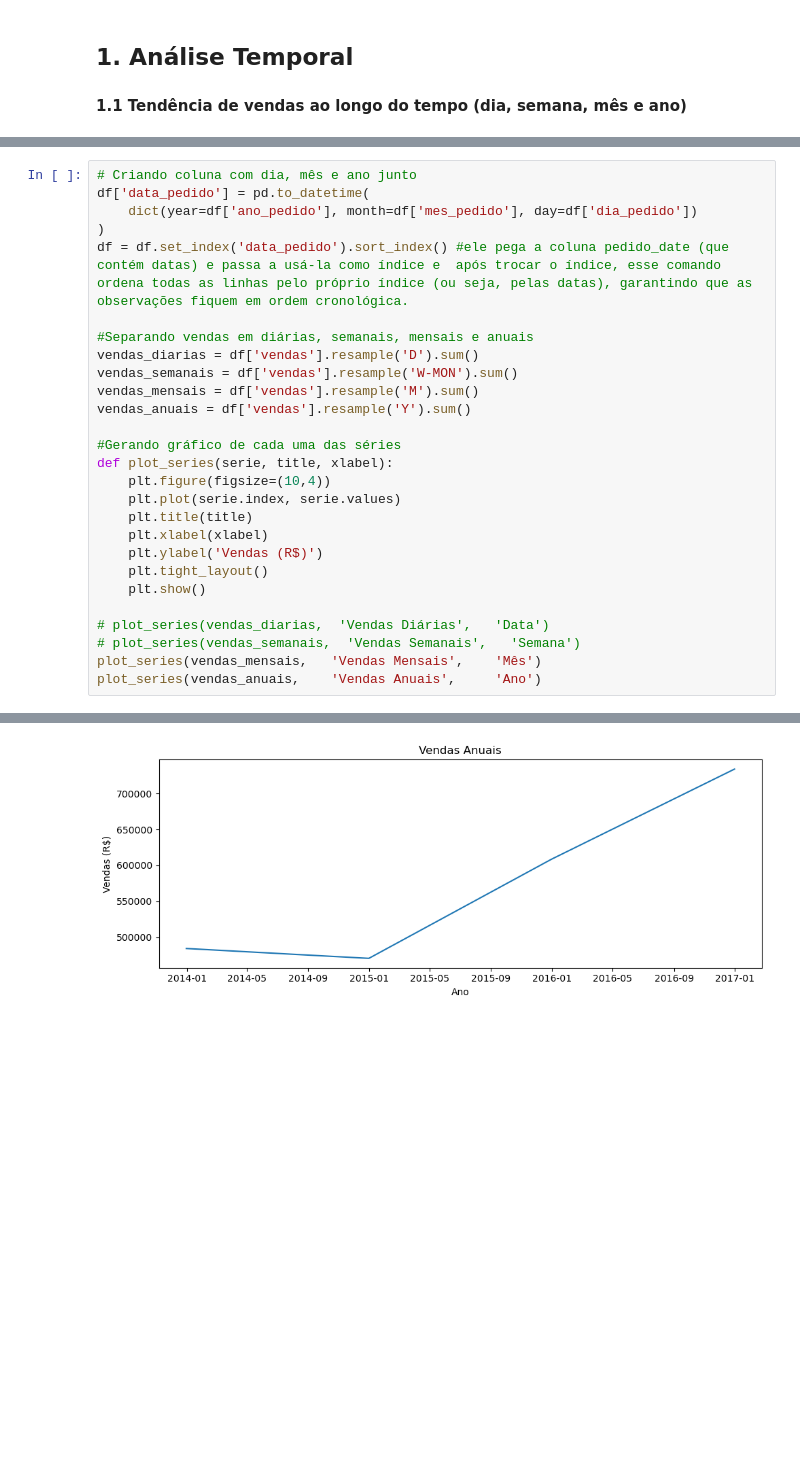
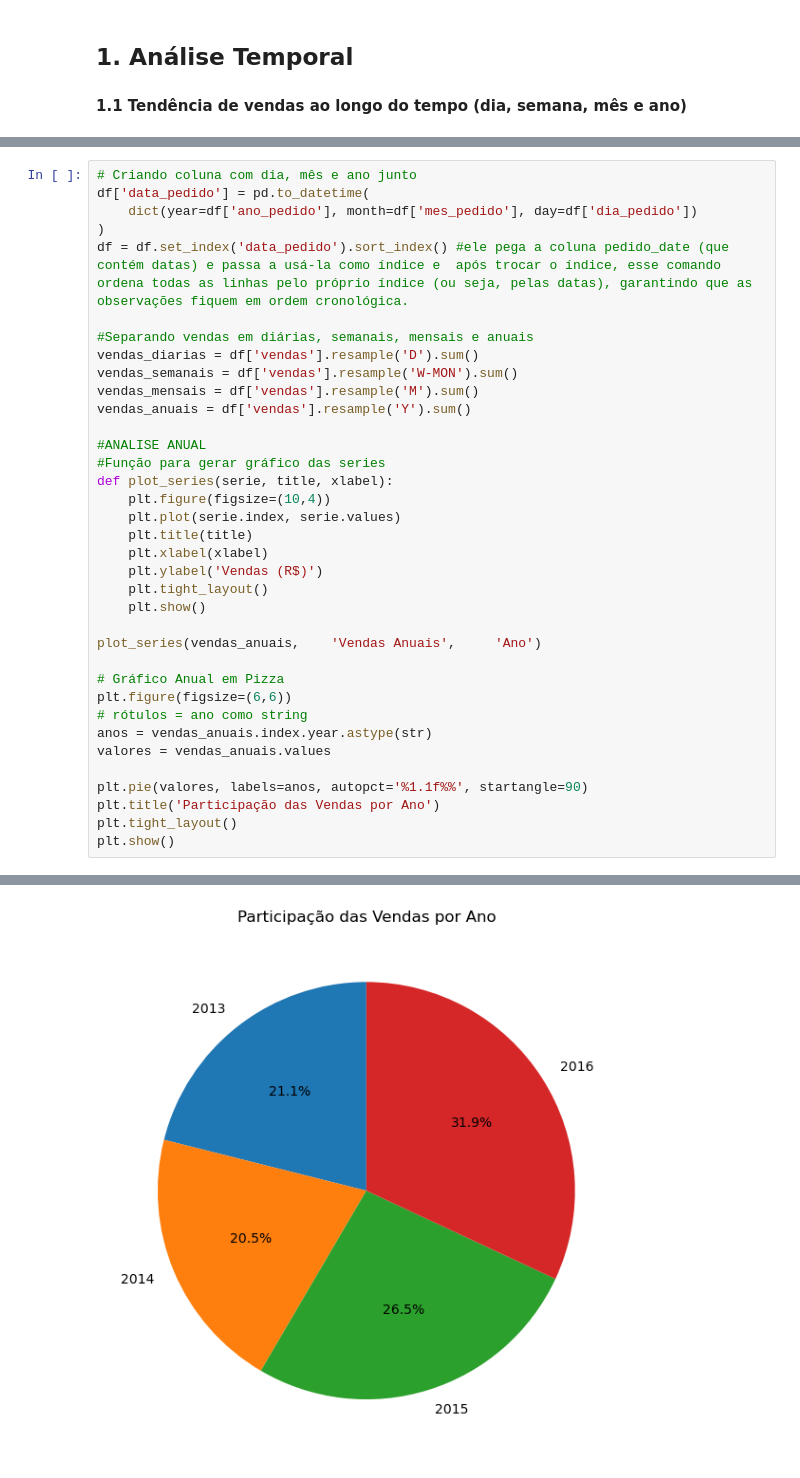
Before and after one commit to liviagcarvalho/Analise-de-Dados-Jr.---Livia-e-Joao, a Jupyter notebook: Análise de dados - Grupo 10.ipynb, the cells around one changed output, grey strips where cells are left out. Cells and saved outputs as stored; diff of their text form; blank space fills up the shorter version.

Commit message:
feat: tendencia de vendas ao longo do tempo (analise temporal) pronto

```diff
--- a/Análise de dados - Grupo 10.ipynb
+++ b/Análise de dados - Grupo 10.ipynb
@@ -88,7 +91,8 @@ vendas_semanais = df['vendas'].resample('W-MON').sum()
 vendas_mensais = df['vendas'].resample('M').sum()
 vendas_anuais = df['vendas'].resample('Y').sum()
 
-#Gerando gráfico de cada uma das séries
+#ANALISE ANUAL
+#Função para gerar gráfico das series
 def plot_series(serie, title, xlabel):
     plt.figure(figsize=(10,4))
     plt.plot(serie.index, serie.values)
@@ -98,8 +102,16 @@ def plot_series(serie, title, xlabel):
     plt.tight_layout()
     plt.show()
 
-# plot_series(vendas_diarias,  'Vendas Diárias',   'Data')
-# plot_series(vendas_semanais,  'Vendas Semanais',   'Semana')
-plot_series(vendas_mensais,   'Vendas Mensais',    'Mês')
 plot_series(vendas_anuais,    'Vendas Anuais',     'Ano')
+
+# Gráfico Anual em Pizza
+plt.figure(figsize=(6,6))
+# rótulos = ano como string
+anos = vendas_anuais.index.year.astype(str)
+valores = vendas_anuais.values
+
+plt.pie(valores, labels=anos, autopct='%1.1f%%', startangle=90)
+plt.title('Participação das Vendas por Ano')
+plt.tight_layout()
+plt.show()
 # %% [output]
@@ -107 +119 @@ plot_series(vendas_anuais,    'Vendas Anuais',     'Ano')
-[figure, old version]
+[figure, new version]
```
Also changed, not shown: parts of 12 cells of this notebook.
